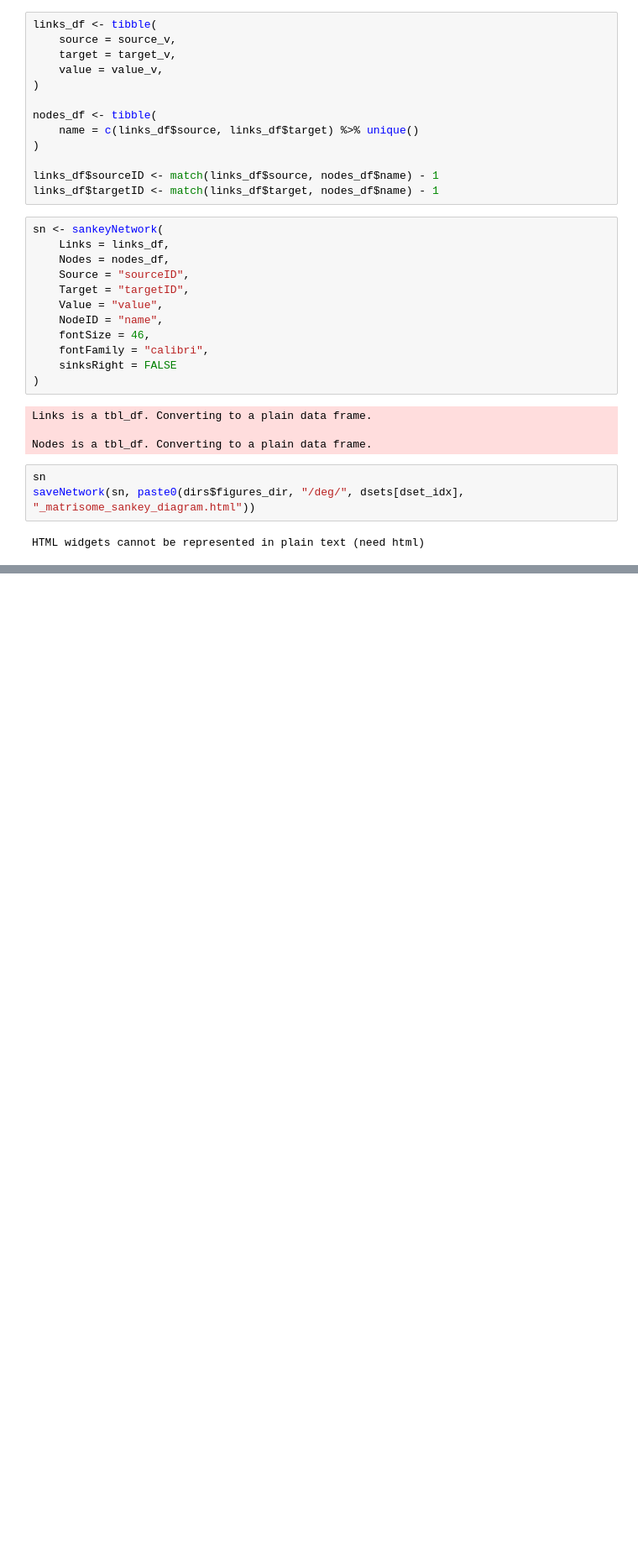
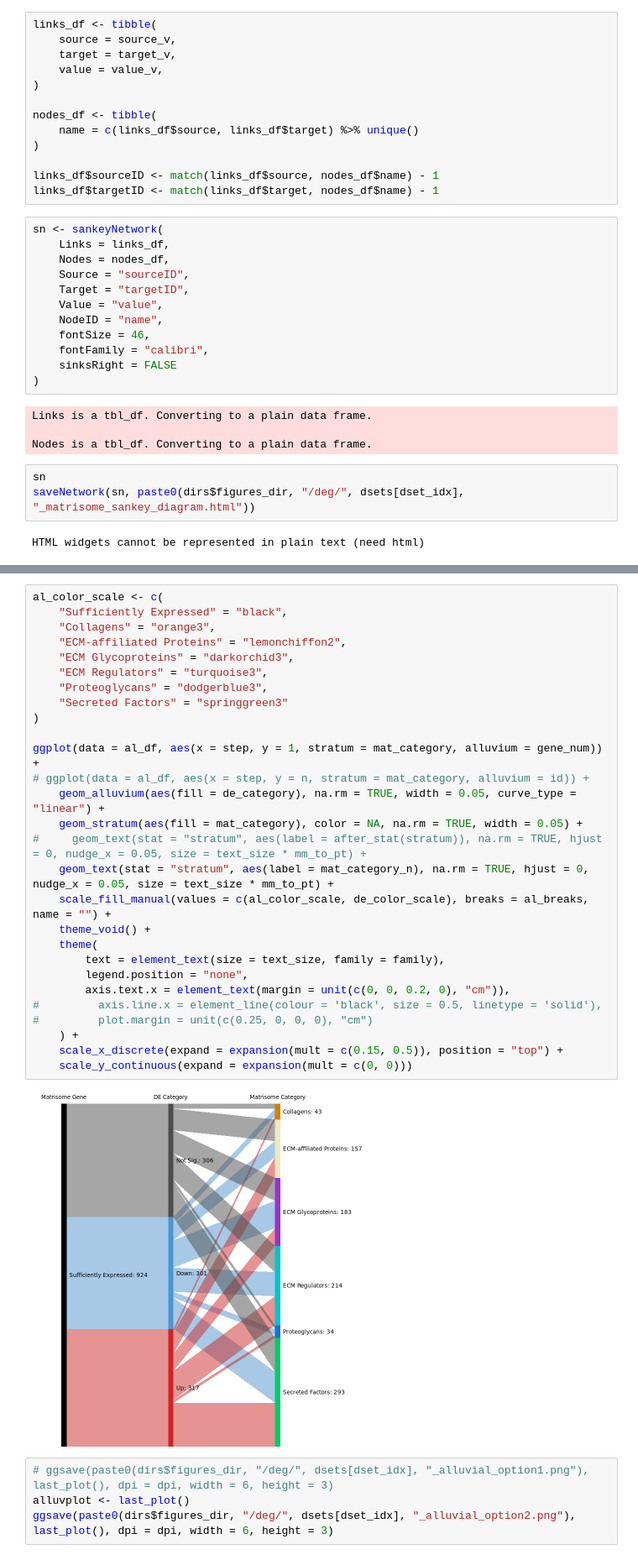
Before and after one commit to fogg-lab/characterizing-ecm-transcriptome-of-endometriosis, a Jupyter notebook: figures/unified_DGE_vis.ipynb, the cells around one changed output, grey strips where cells are left out. Shown at 84% size. Saved outputs shown, nothing was run; the diff lists cells and outputs as text; blank space fills up the shorter version.

```diff
--- a/figures/unified_DGE_vis.ipynb
+++ b/figures/unified_DGE_vis.ipynb
@@ -388,0 +522,34 @@ ggsave(paste0(dirs$figures_dir, "/deg/", dsets[dset_idx], "_new_sankey.png"), la
+# %%
+al_color_scale <- c(
+    "Sufficiently Expressed" = "black",
+    "Collagens" = "orange3",
+    "ECM-affiliated Proteins" = "lemonchiffon2",
+    "ECM Glycoproteins" = "darkorchid3",
+    "ECM Regulators" = "turquoise3",
+    "Proteoglycans" = "dodgerblue3",
+    "Secreted Factors" = "springgreen3"
+)
+
+ggplot(data = al_df, aes(x = step, y = 1, stratum = mat_category, alluvium = gene_num)) +
+# ggplot(data = al_df, aes(x = step, y = n, stratum = mat_category, alluvium = id)) +
+    geom_alluvium(aes(fill = de_category), na.rm = TRUE, width = 0.05, curve_type = "linear") +
+    geom_stratum(aes(fill = mat_category), color = NA, na.rm = TRUE, width = 0.05) +
+#     geom_text(stat = "stratum", aes(label = after_stat(stratum)), na.rm = TRUE, hjust = 0, nudge_x = 0.05, size = text_size * mm_to_pt) +
+    geom_text(stat = "stratum", aes(label = mat_category_n), na.rm = TRUE, hjust = 0, nudge_x = 0.05, size = text_size * mm_to_pt) +
+    scale_fill_manual(values = c(al_color_scale, de_color_scale), breaks = al_breaks, name = "") +
+    theme_void() +
+    theme(
+        text = element_text(size = text_size, family = family),
+        legend.position = "none",
+        axis.text.x = element_text(margin = unit(c(0, 0, 0.2, 0), "cm")),
+#         axis.line.x = element_line(colour = 'black', size = 0.5, linetype = 'solid'),
+#         plot.margin = unit(c(0.25, 0, 0, 0), "cm")
+    ) +
+    scale_x_discrete(expand = expansion(mult = c(0.15, 0.5)), position = "top") +
+    scale_y_continuous(expand = expansion(mult = c(0, 0)))
+# %% [output]
+[figure, added]
+# %%
+# ggsave(paste0(dirs$figures_dir, "/deg/", dsets[dset_idx], "_alluvial_option1.png"), last_plot(), dpi = dpi, width = 6, height = 3)
+alluvplot <- last_plot()
+ggsave(paste0(dirs$figures_dir, "/deg/", dsets[dset_idx], "_alluvial_option2.png"), last_plot(), dpi = dpi, width = 6, height = 3)
```
Also changed, not shown: parts of 15 cells of this notebook, 2 other files.
